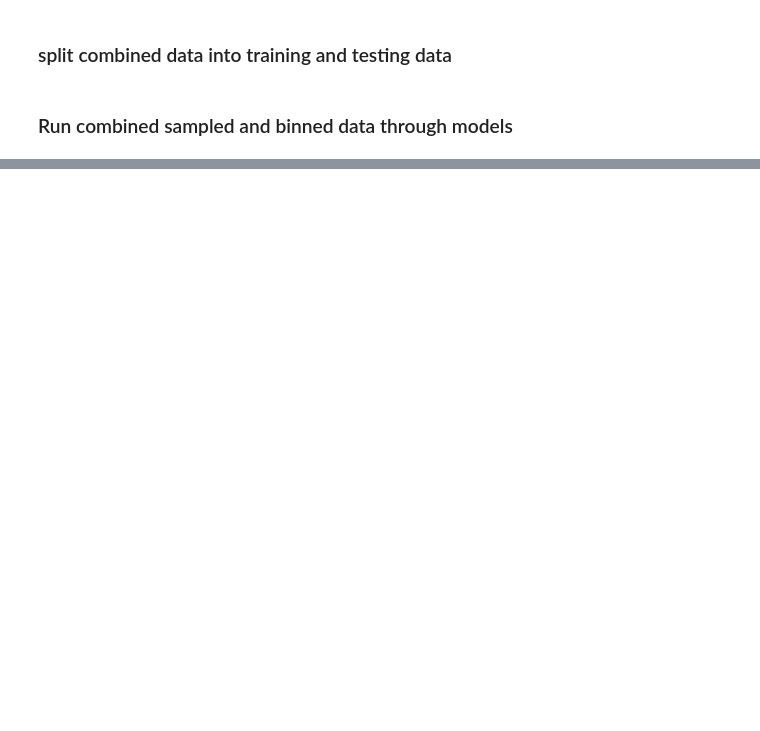
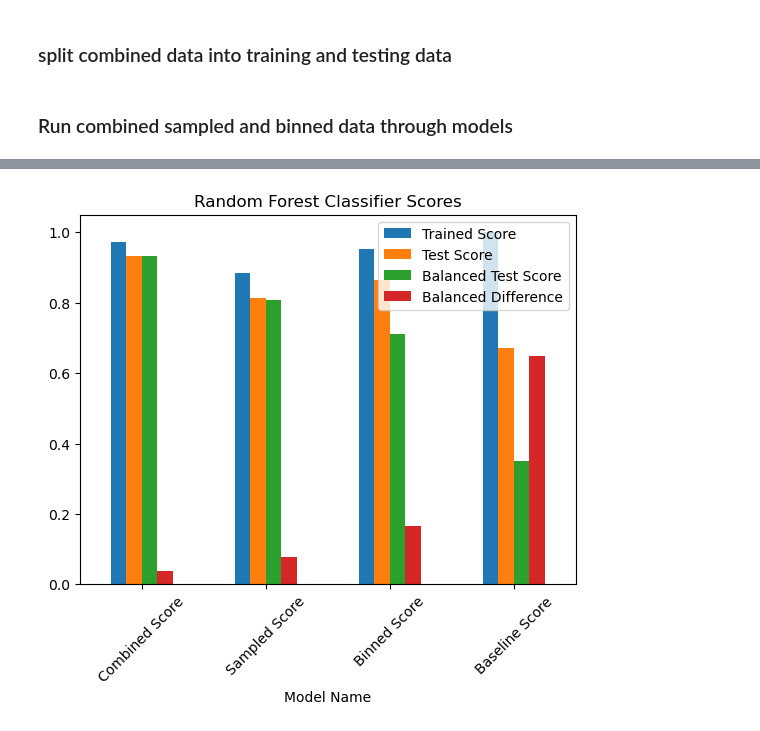
Before and after one commit to knox135/group-project-2, a Jupyter notebook: main.ipynb, the cells around one changed output, grey strips where cells are left out. Cells and saved outputs as stored; diff of their text form; code cells hidden in the pictures; blank space fills up the shorter version.

```diff
--- a/main.ipynb
+++ b/main.ipynb
@@ -790 +790,17 @@ Test Random Forest              0.045590
 [figure]
+# %%
+# Create Dataframe with models scores to visualize for presentation
+results_df = pd.DataFrame(
+    [
+        ['Baseline Score', 1.000000, 0.672615, 0.351007, 0.648993],
+        ['Binned Score', 0.951149, 0.865231, 0.711225, 0.167036],
+        ['Sampled Score', 0.883516, 0.813626, 0.808155, 0.076632],
+        ['Combined Score', 0.972601, 0.933626, 0.932433, 0.039073],
+    ],
+    columns=['Model Name','Trained Score', 'Test Score','Balanced Test Score','Balanced Difference']
+).set_index('Model Name').sort_values(by='Balanced Test Score', ascending=False)
+
+# Plot models scores on graph to visualize
+results_df.plot(title='Random Forest Classifier Scores',kind='bar').tick_params(axis='x',rotation=45)
+# %% [output]
+[figure, added]
```
Also changed, not shown: parts of 11 cells of this notebook, 1 other file.
